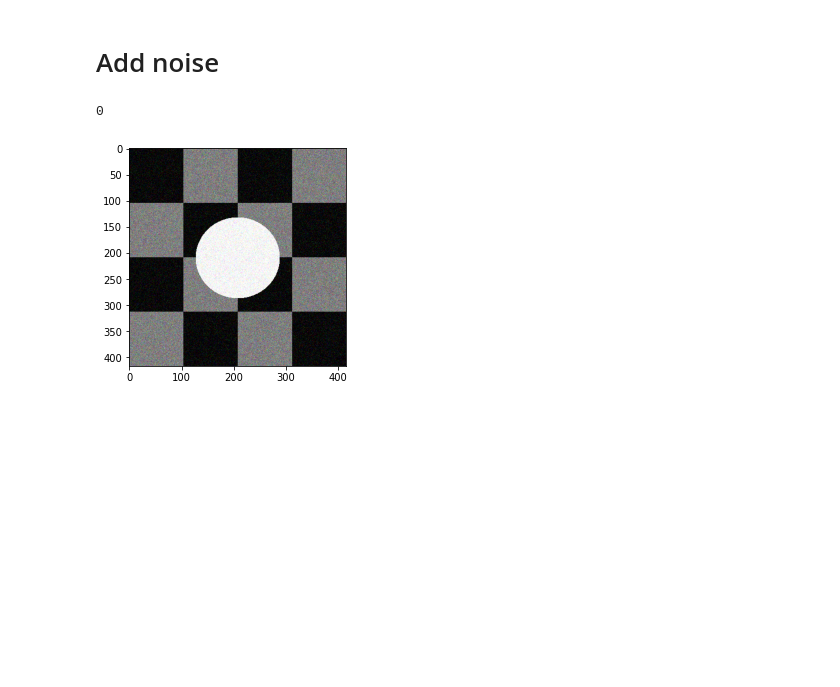
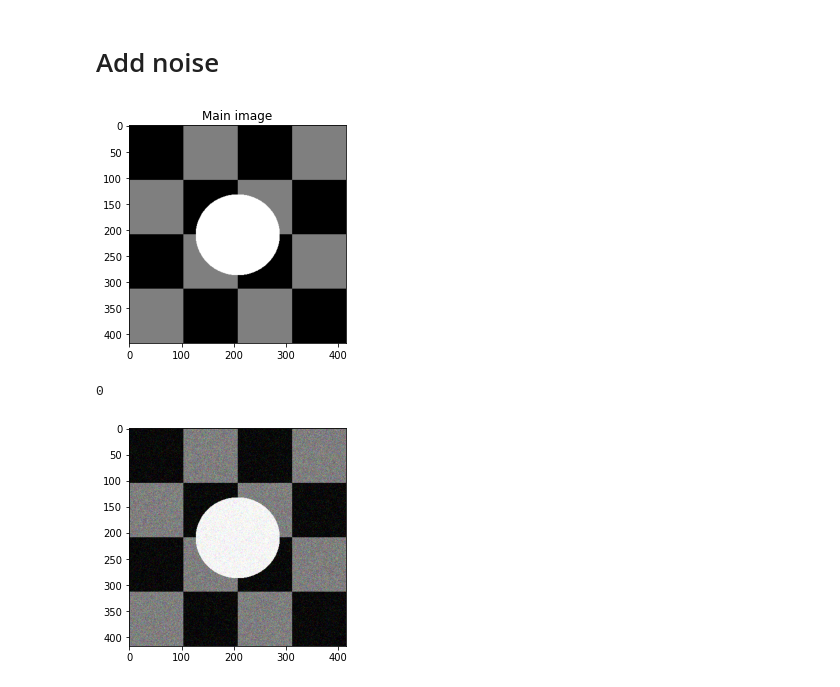
Before and after one commit to aaBadri/image-segmentation-mrf, a Jupyter notebook: add-gaussian-noise.ipynb, the cells around one changed output. Drawn from its saved outputs; the diff is of its cells as text; code cells hidden in the pictures; blank space fills up the shorter version.

```diff
--- a/add-gaussian-noise.ipynb
+++ b/add-gaussian-noise.ipynb
@@ -12,3 +10,9 @@ import skimage
+# %%
+plt.imshow(mpimg.imread("./input/test1.bmp"))
+plt.title("Main image")
+plt.show()
+# %% [output]
+[figure, added]
 # %%
 def add_gaussian_noise(load_path, save_path, mean, var):
     original_img = cv2.imread(load_path)
```
Also changed, not shown: parts of 2 cells of this notebook, 2 other files.
